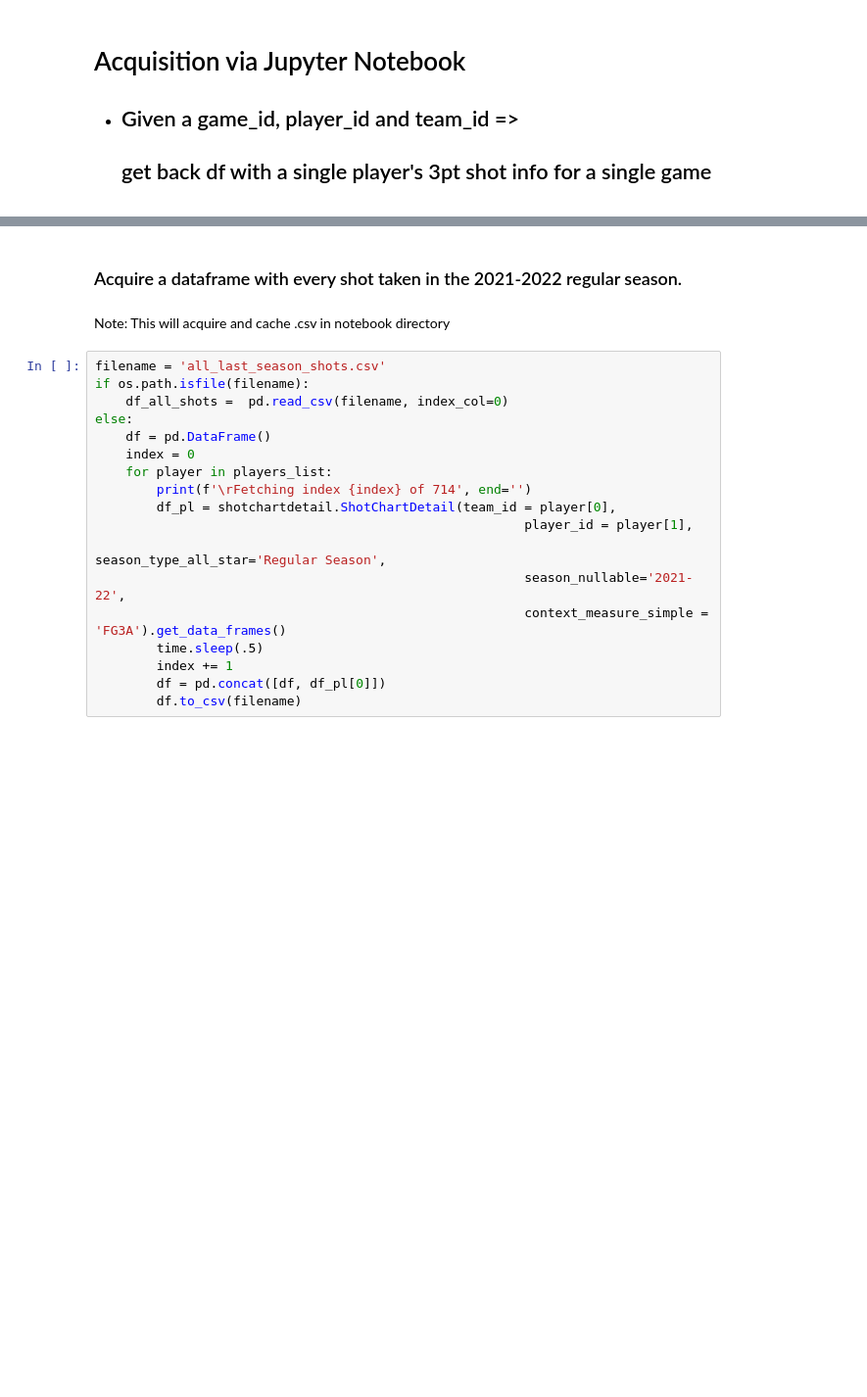
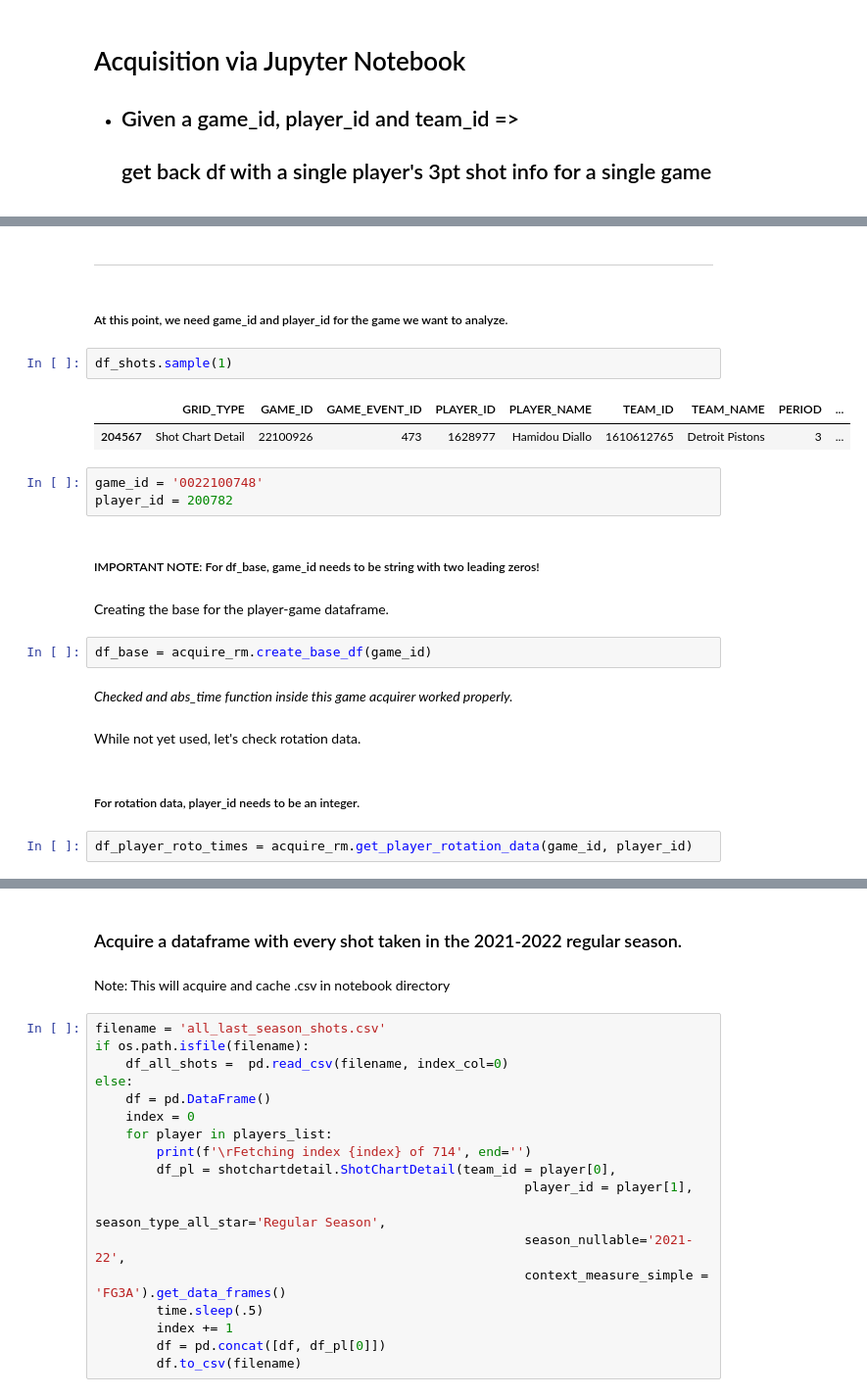
Before and after one commit to Eyring-Miller-Muriithi-capstone/shot-caller-for-ballers, a Jupyter notebook: Notebooks/Ryan/ryan_acquire_workbook_refined.ipynb, the cells around one changed output, grey strips where cells are left out. Shown at 98% size. Saved outputs shown, nothing was run; the diff lists cells and outputs as text; blank space fills up the shorter version.

```diff
--- a/Notebooks/Ryan/ryan_acquire_workbook_refined.ipynb
+++ b/Notebooks/Ryan/ryan_acquire_workbook_refined.ipynb
@@ -33,0 +67,26 @@ pd.set_option('display.max_columns', None)
+# %% [markdown]
+----
+# %% [markdown]
+##### At this point, we need game_id and player_id for the game we want to analyze.
+# %%
+df_shots.sample(1)
+# %% [output]
+|  | GRID_TYPE | GAME_ID | GAME_EVENT_ID | PLAYER_ID | PLAYER_NAME | TEAM_ID | TEAM_NAME | PERIOD | ... |
+| 204567 | Shot Chart Detail | 22100926 | 473 | 1628977 | Hamidou Diallo | 1610612765 | Detroit Pistons | 3 | ... |
+# %%
+game_id = '0022100748'
+player_id = 200782
+# %% [markdown]
+##### IMPORTANT NOTE: For df_base, game_id needs to be string with two leading zeros!
+# %% [markdown]
+Creating the base for the player-game dataframe.
+# %%
+df_base = acquire_rm.create_base_df(game_id)
+# %% [markdown]
+*Checked and abs_time function inside this game acquirer worked properly.*
+# %% [markdown]
+While not yet used, let's check rotation data.
+# %% [markdown]
+##### For rotation data, player_id needs to be an integer.
+# %%
+df_player_roto_times = acquire_rm.get_player_rotation_data(game_id, player_id)
```
Also changed, not shown: parts of 57 cells of this notebook.
